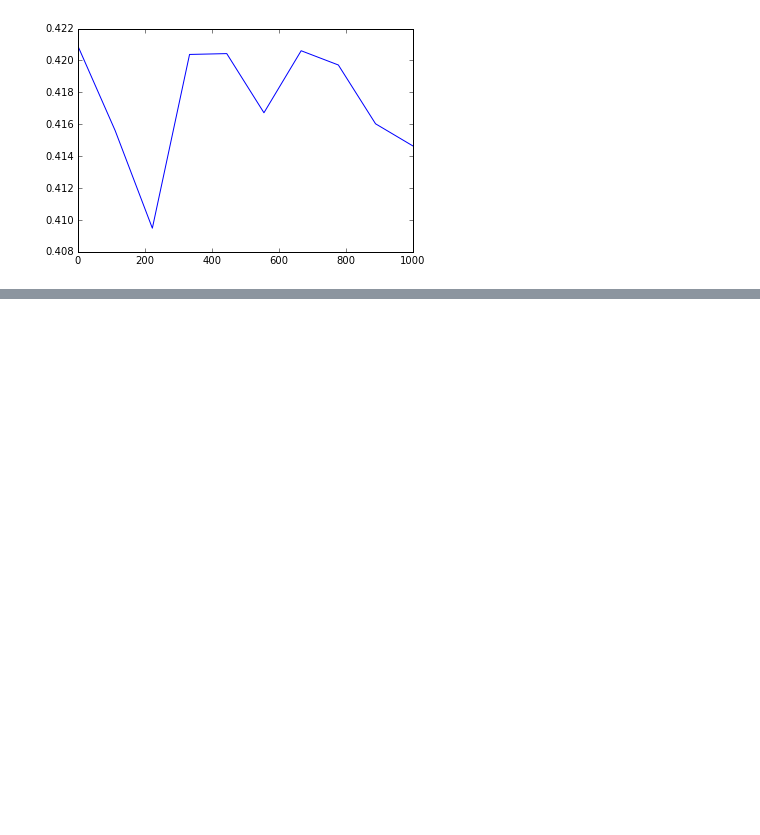
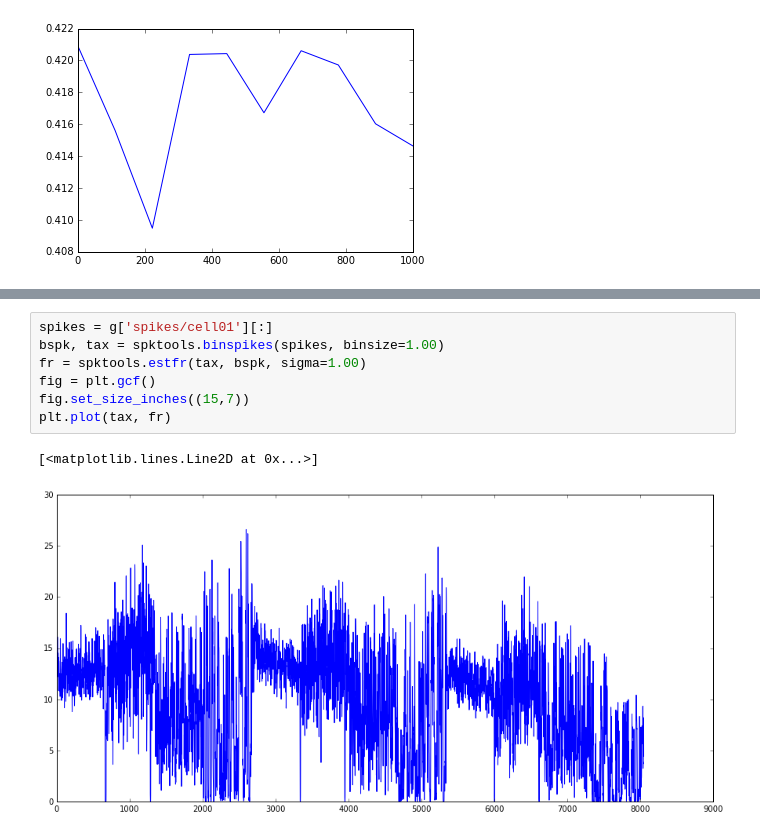
Before and after one commit to baccuslab/deep-retina, a Jupyter notebook: notebooks/LSTM performance as function of timesteps.ipynb, the cells around one changed output, grey strips where cells are left out. Drawn from its saved outputs; the diff is of its cells as text; blank space fills up the shorter version.

```diff
--- a/notebooks/LSTM performance as function of timesteps.ipynb
+++ b/notebooks/LSTM performance as function of timesteps.ipynb
@@ -167,0 +213,10 @@ plt.plot(np.linspace(0,1000,10), corrs)
+# %%
+spikes = g['spikes/cell01'][:]
+bspk, tax = spktools.binspikes(spikes, binsize=1.00)
+fr = spktools.estfr(tax, bspk, sigma=1.00)
+fig = plt.gcf()
+fig.set_size_inches((15,7))
+plt.plot(tax, fr)
+# %% [output]
+[<matplotlib.lines.Line2D at 0x...>]
+[figure, added]
```
Also changed, not shown: parts of 14 cells of this notebook.
